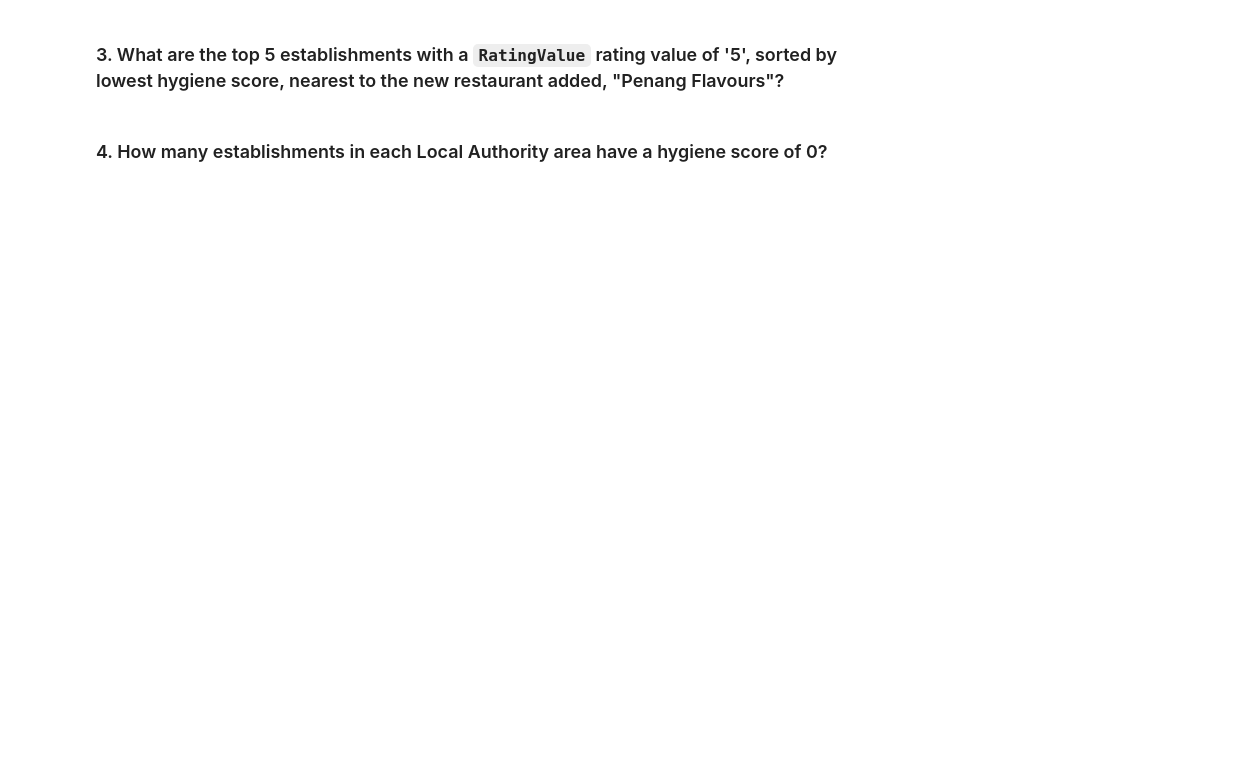
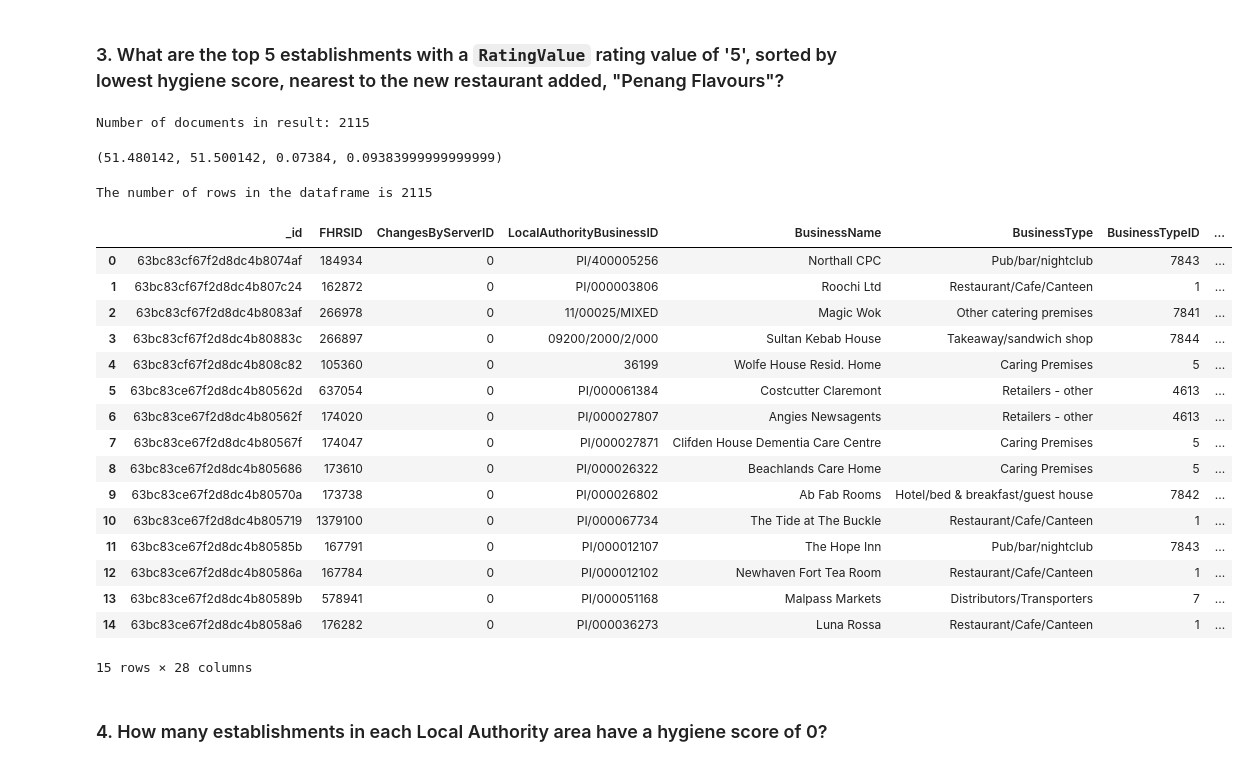
Before and after one commit to vgpass/nosql-challenge, a Jupyter notebook: Starter_Code/NoSQL_analysis_working.ipynb, the cells around one changed output. Cells and saved outputs as stored; diff of their text form; code cells hidden in the pictures; blank space fills up the shorter version.

```diff
--- a/Starter_Code/NoSQL_analysis_working.ipynb
+++ b/Starter_Code/NoSQL_analysis_working.ipynb
@@ -108,15 +147,61 @@ for x in london_four_rating:
 # Sort by hygiene score
 
 degree_search = 0.01
-latitude =
-longitude =
+latitude = 51.49014200
+longitude = 0.08384000
 
-query =
-sort =
+lat_plus = latitude + degree_search
+lat_minus = latitude - degree_search
+\
+lng_plus = longitude + degree_search
+lng_minus = longitude - degree_search
+
+query = {'RatingValue': {'$eq': '5'},
+        'geocode.latitude': {'$gte': lat_minus},
+        'geocode.latitude': {'$lte': lat_plus},
+        'geocode.longitude': {'$gte': lng_minus},
+        'geocode.longitude': {'$lte': lng_plus},
+}
+sort =  [('scores.Hygiene', 1)]
+
+nearby_locations = establishments.find(query).sort(sort)
 
 # Print the results
+print("Number of documents in result:", establishments.count_documents(query))
+
+# for location in nearby_locations:
+#     pprint(location)
+# %% [output]
+Number of documents in result: 2115
+# %%
+# Delete cell when fininshed
+lat_minus, lat_plus, lng_minus, lng_plus
+# %% [output]
+(51.480142, 51.500142, 0.07384, 0.09383999999999999)
 # %%
 # Convert result to Pandas DataFrame
+nearby_locations_df = pd.DataFrame(nearby_locations)
+print(f'The number of restaurants in the dataframe is {len(nearby_locations_df)}')
+nearby_locations_df.head(15)
+# %% [output]
+The number of rows in the dataframe is 2115
+|  | _id | FHRSID | ChangesByServerID | LocalAuthorityBusinessID | BusinessName | BusinessType | BusinessTypeID | ... |
+| 0 | 63bc83cf67f2d8dc4b8074af | 184934 | 0 | PI/400005256 | Northall CPC | Pub/bar/nightclub | 7843 | ... |
+| 1 | 63bc83cf67f2d8dc4b807c24 | 162872 | 0 | PI/000003806 | Roochi Ltd | Restaurant/Cafe/Canteen | 1 | ... |
+| 2 | 63bc83cf67f2d8dc4b8083af | 266978 | 0 | 11/00025/MIXED | Magic Wok | Other catering premises | 7841 | ... |
+| 3 | 63bc83cf67f2d8dc4b80883c | 266897 | 0 | 09200/2000/2/000 | Sultan Kebab House | Takeaway/sandwich shop | 7844 | ... |
+| 4 | 63bc83cf67f2d8dc4b808c82 | 105360 | 0 | 36199 | Wolfe House Resid. Home | Caring Premises | 5 | ... |
+| 5 | 63bc83ce67f2d8dc4b80562d | 637054 | 0 | PI/000061384 | Costcutter Claremont | Retailers - other | 4613 | ... |
+| 6 | 63bc83ce67f2d8dc4b80562f | 174020 | 0 | PI/000027807 | Angies Newsagents | Retailers - other | 4613 | ... |
+| 7 | 63bc83ce67f2d8dc4b80567f | 174047 | 0 | PI/000027871 | Clifden House Dementia Care Centre | Caring Premises | 5 | ... |
+| 8 | 63bc83ce67f2d8dc4b805686 | 173610 | 0 | PI/000026322 | Beachlands Care Home | Caring Premises | 5 | ... |
+| 9 | 63bc83ce67f2d8dc4b80570a | 173738 | 0 | PI/000026802 | Ab Fab Rooms | Hotel/bed & breakfast/guest house | 7842 | ... |
+| 10 | 63bc83ce67f2d8dc4b805719 | 1379100 | 0 | PI/000067734 | The Tide at The Buckle | Restaurant/Cafe/Canteen | 1 | ... |
+| 11 | 63bc83ce67f2d8dc4b80585b | 167791 | 0 | PI/000012107 | The Hope Inn | Pub/bar/nightclub | 7843 | ... |
+| 12 | 63bc83ce67f2d8dc4b80586a | 167784 | 0 | PI/000012102 | Newhaven Fort Tea Room | Restaurant/Cafe/Canteen | 1 | ... |
+| 13 | 63bc83ce67f2d8dc4b80589b | 578941 | 0 | PI/000051168 | Malpass Markets | Distributors/Transporters | 7 | ... |
+| 14 | 63bc83ce67f2d8dc4b8058a6 | 176282 | 0 | PI/000036273 | Luna Rossa | Restaurant/Cafe/Canteen | 1 | ... |
+15 rows × 28 columns
 # %% [markdown]
 ### 4. How many establishments in each Local Authority area have a hygiene score of 0?
 # %%
```
Also changed, not shown: parts of 4 cells of this notebook.
